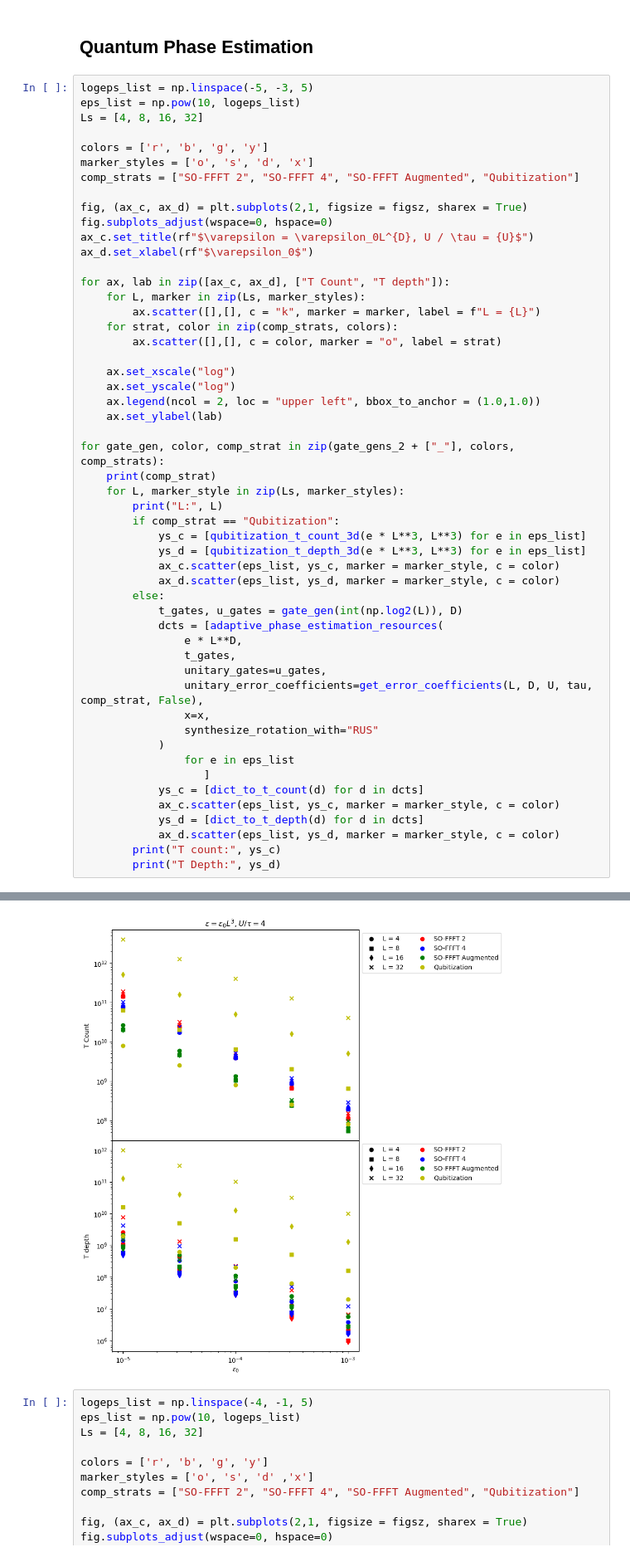
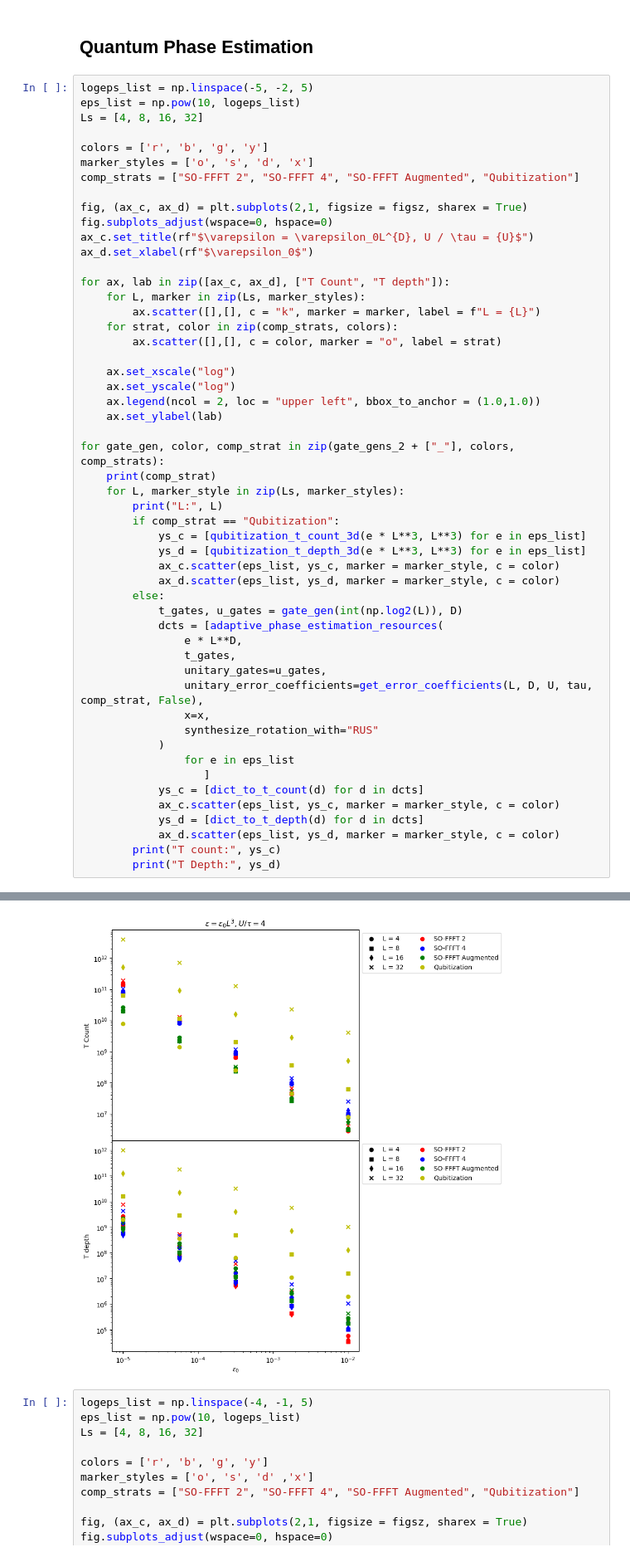
Before and after one commit to BjornTCC/lie-trotterization, a Jupyter notebook: split_FFFT.ipynb, the cells around one changed output, grey strips where cells are left out. Shown at 83% size. Drawn from its saved outputs; the diff is of its cells as text.

```diff
--- a/split_FFFT.ipynb
+++ b/split_FFFT.ipynb
@@ -479,7 +477,7 @@ for gate_gen, color, comp_strat in zip(gate_gens_1, colors, comp_strats):
 # %% [markdown]
 ## Quantum Phase Estimation
 # %%
-logeps_list = np.linspace(-5, -3, 5)
+logeps_list = np.linspace(-5, -2, 5)
 eps_list = np.pow(10, logeps_list)
 Ls = [4, 8, 16, 32]
 
@@ -551,4 +549,4 @@ T Depth: [1019090716824, 322264780750, 101909071683, 32226478075, 10190907169]
-[figure, old version]
+[figure, new version]
 # %%
 logeps_list = np.linspace(-4, -1, 5)
 eps_list = np.pow(10, logeps_list)
```
Also changed, not shown: parts of 3 cells of this notebook.
